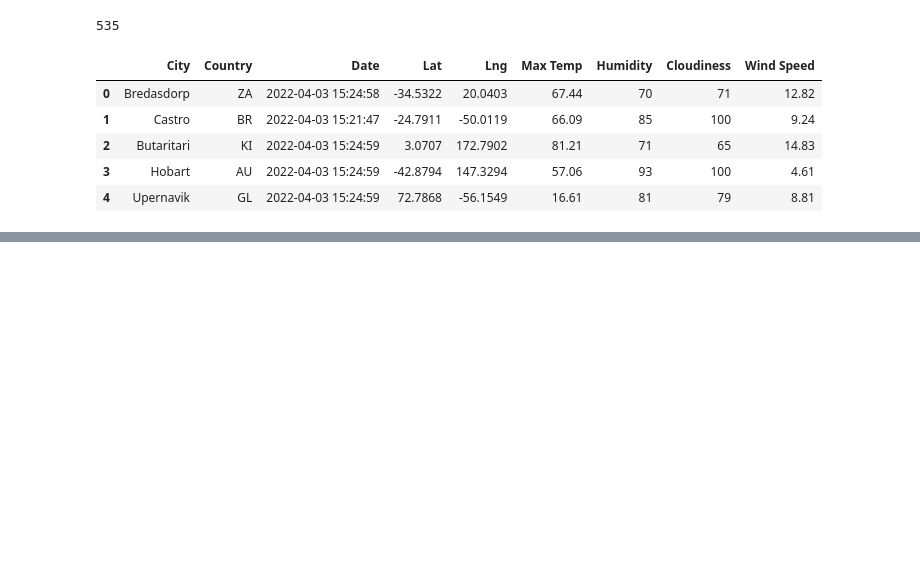
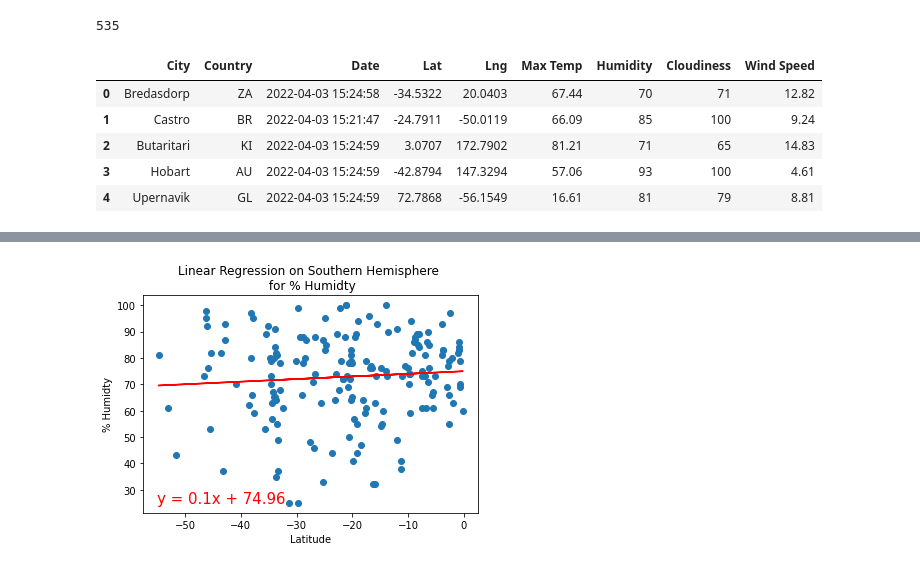
Before and after one commit to AnthonyRansom/World_Weather_Analysis, a Jupyter notebook: WeatherPy.ipynb, the cells around one changed output, grey strips where cells are left out. Saved outputs shown, nothing was run; the diff lists cells and outputs as text; code cells hidden in the pictures; blank space fills up the shorter version.

```diff
--- a/WeatherPy.ipynb
+++ b/WeatherPy.ipynb
@@ -240,0 +307,9 @@ plt.show()
+# %%
+# Linear regression on the Southern Hemisphere
+x_values = southern_hemi_df["Lat"]
+y_values = southern_hemi_df["Humidity"]
+# Call the function
+plot_linear_regression(x_values, y_values,
+                       "Linear Regression on Southern Hemisphere \n for % Humidty", "% Humidty",(-55,25))
+# %% [output]
+[figure, added]
```
Also changed, not shown: parts of 21 cells of this notebook, 1 other file.
